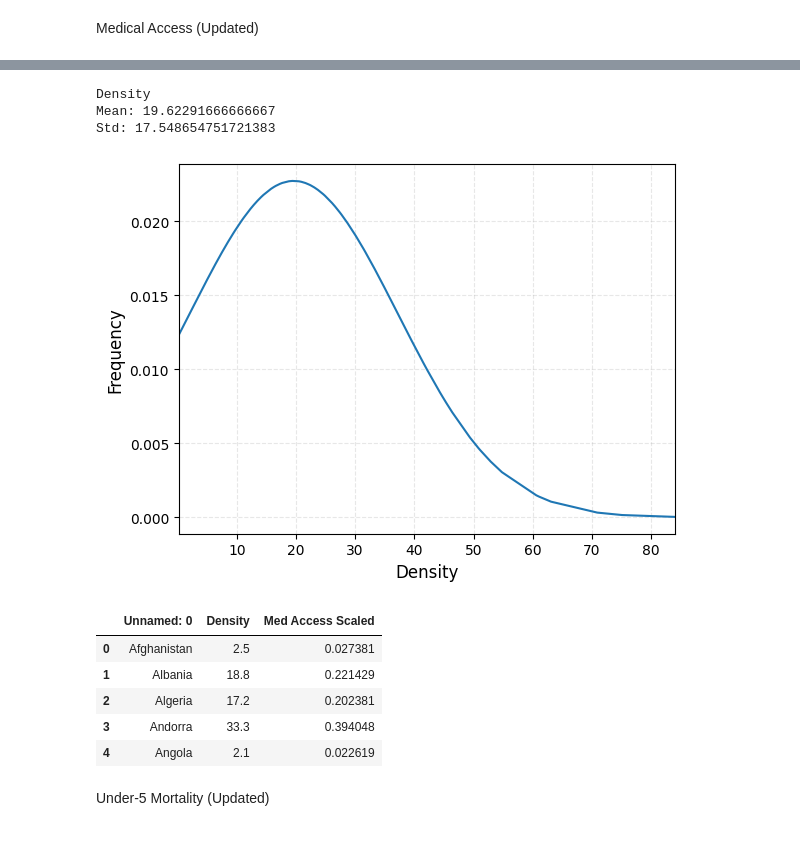
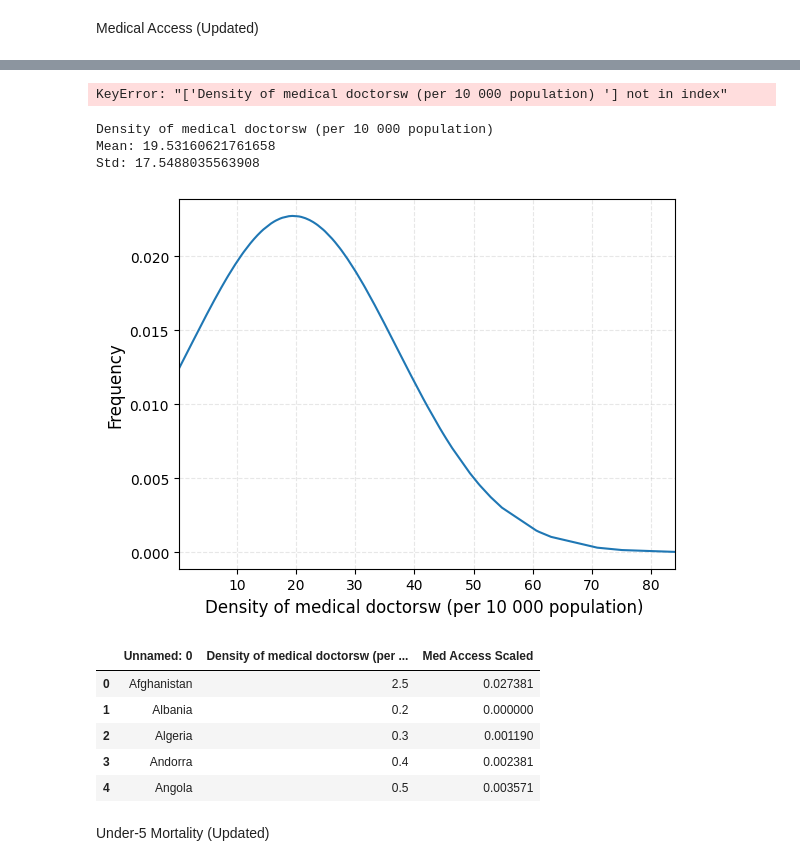
Before and after one commit to mko02/BeastCancer, a Jupyter notebook: MAIN.ipynb, the cells around one changed output, grey strips where cells are left out. Cells and saved outputs as stored; diff of their text form; code cells hidden in the pictures.

```diff
--- a/MAIN.ipynb
+++ b/MAIN.ipynb
@@ -18,34 +18,28 @@ medical_doctors_access_df.head()
 | 3 | Andorra | 33.3 | 40.1 | 8.2 | 10.1 |
 | 4 | Angola | 2.1 | 4.1 | 0.5 | 0.7 |
 # %%
-mini_medical_doctors_access_df = medical_doctors_access_df[["Unnamed: 0","Density"]]
-mini_medical_doctors_access_df = mini_medical_doctors_access_df[mini_medical_doctors_access_df['Density'].notna()]
-mini_medical_doctors_access_df = mini_medical_doctors_access_df[mini_medical_doctors_access_df['Density'] != '-']
+mini_medical_doctors_access_df = medical_doctors_access_df[["Unnamed: 0","Density of medical doctorsw (per 10 000 population) "]]
+mini_medical_doctors_access_df = mini_medical_doctors_access_df[mini_medical_doctors_access_df['Density of medical doctorsw (per 10 000 population) '].notna()]
 mini_medical_doctors_access_df.head()
-
-mini_medical_doctors_access_df["Density"] = mini_medical_doctors_access_df["Density"].apply(lambda x: float(x))
+# %% [output]
+KeyError: "['Density of medical doctorsw (per 10 000 population) '] not in index"
 # %%
-medical_access_col = "Density"
-
-mean = mini_medical_doctors_access_df.Density.astype('float').mean()
-
-
-
-medical_access_mean, medical_access_std = dist.dist_info(mini_medical_doctors_access_df, medical_access_col)
-dist.dist_plot(mini_medical_doctors_access_df, medical_access_col, medical_access_mean, medical_access_std, 0.2, 84)
+medical_access_col = "Density of medical doctorsw (per 10 000 population) "
+medical_access_mean, medical_access_std = dist.dist_info(medical_doctors_access_df, medical_access_col)
+dist.dist_plot(medical_doctors_access_df, medical_access_col, medical_access_mean, medical_access_std, 0.2, 84)
 mini_medical_doctors_access_df = dist.add_norm(mini_medical_doctors_access_df, medical_access_col, "Med Access Scaled")
 mini_medical_doctors_access_df.head()
 # %% [output]
-Density
-Mean: 19.62291666666667
-Std: 17.548654751721383
+Density of medical doctorsw (per 10 000 population)
+Mean: 19.53160621761658
+Std: 17.5488035563908
-[figure, old version]
+[figure, new version]
-|  | Unnamed: 0 | Density | Med Access Scaled |
+|  | Unnamed: 0 | Density of medical doctorsw (per ... | Med Access Scaled |
 | 0 | Afghanistan | 2.5 | 0.027381 |
-| 1 | Albania | 18.8 | 0.221429 |
-| 2 | Algeria | 17.2 | 0.202381 |
-| 3 | Andorra | 33.3 | 0.394048 |
-| 4 | Angola | 2.1 | 0.022619 |
+| 1 | Albania | 0.2 | 0.000000 |
+| 2 | Algeria | 0.3 | 0.001190 |
+| 3 | Andorra | 0.4 | 0.002381 |
+| 4 | Angola | 0.5 | 0.003571 |
 # %% [markdown]
 Under-5 Mortality (Updated)
 # %%
```
Also changed, not shown: parts of 4 cells of this notebook.
